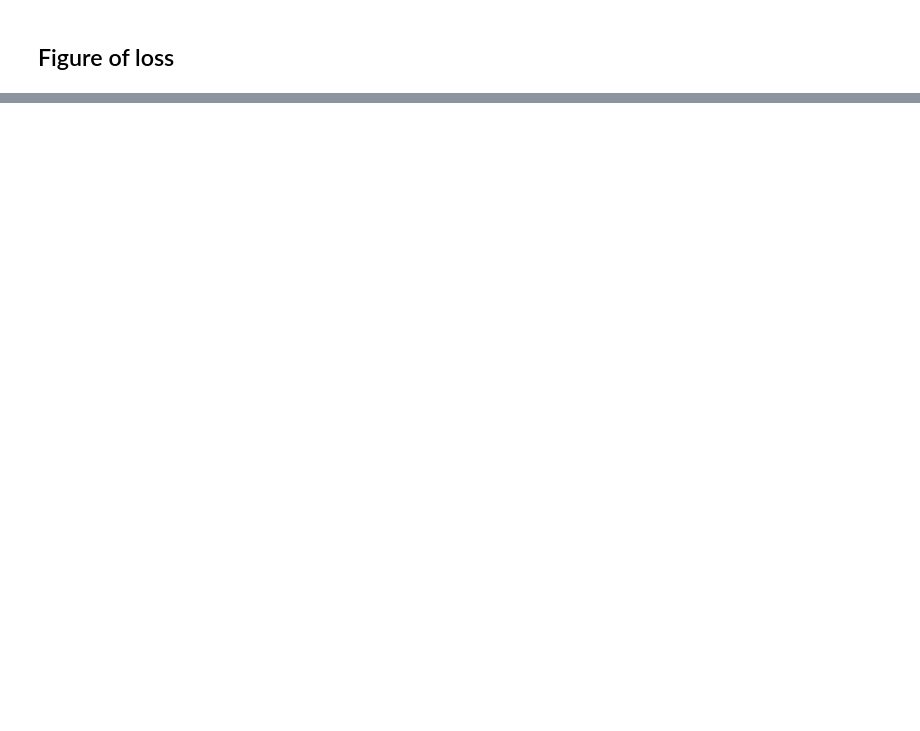
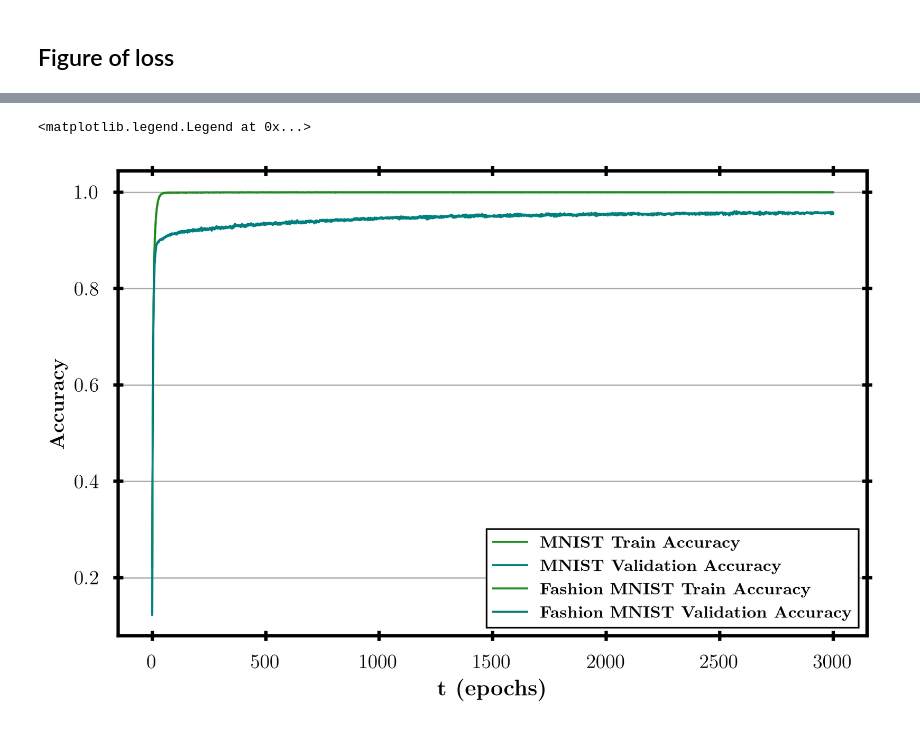
Before and after one commit to yusukeorito/My_reseach, a Jupyter notebook: Plot/Loss.ipynb, the cells around one changed output, grey strips where cells are left out. Drawn from its saved outputs; the diff is of its cells as text; code cells hidden in the pictures; blank space fills up the shorter version.

```diff
--- a/Plot/Loss.ipynb
+++ b/Plot/Loss.ipynb
@@ -41,0 +63,21 @@ ax.legend()
+# %%
+fig, ax = plt.subplots(figsize=(8,5))
+
+ax.plot(Mloss['accuracy'],color='forestgreen',label=r'\textbf{MNIST Train Accuracy}')
+ax.plot(Mloss['val_accuracy'], color='teal',label=r'\textbf{MNIST Validation Accuracy}')
+ax.plot(Floss['accuracy'],color='forestgreen',label=r'\textbf{Fashion MNIST Train Accuracy}')
+ax.plot(Floss['val_accuracy'], color='teal',label=r'\textbf{Fashion MNIST Validation Accuracy}')
+ax.set_xlabel(r'\textbf{t (epochs)}')
+ax.set_ylabel(r'\textbf{Accuracy}', fontsize=12)
+
+#ax.set_title(f'q2 (L: {CFG.L}, M: {CFG.M})', fontsize=16, weight='bold')  # タイトルのフォント太さを変更
+# メインの目盛りと副目盛りのフォントサイズと太さを変更
+ax.tick_params(axis='both', which='major', labelsize=12, width=2, length=6, direction='inout', pad=8)
+ax.tick_params(axis='both', which='minor', labelsize=10, width=1.5, length=4, direction='inout', pad=6)
+plt.setp(ax.spines.values(), linewidth=2)  # 枠線の太さを変更
+ax.grid(axis='y')
+#ax.set_xscale('log')
+ax.legend()
+# %% [output]
+<matplotlib.legend.Legend at 0x...>
+[figure, added]
```
Also changed, not shown: parts of 5 cells of this notebook, 5 other files.
